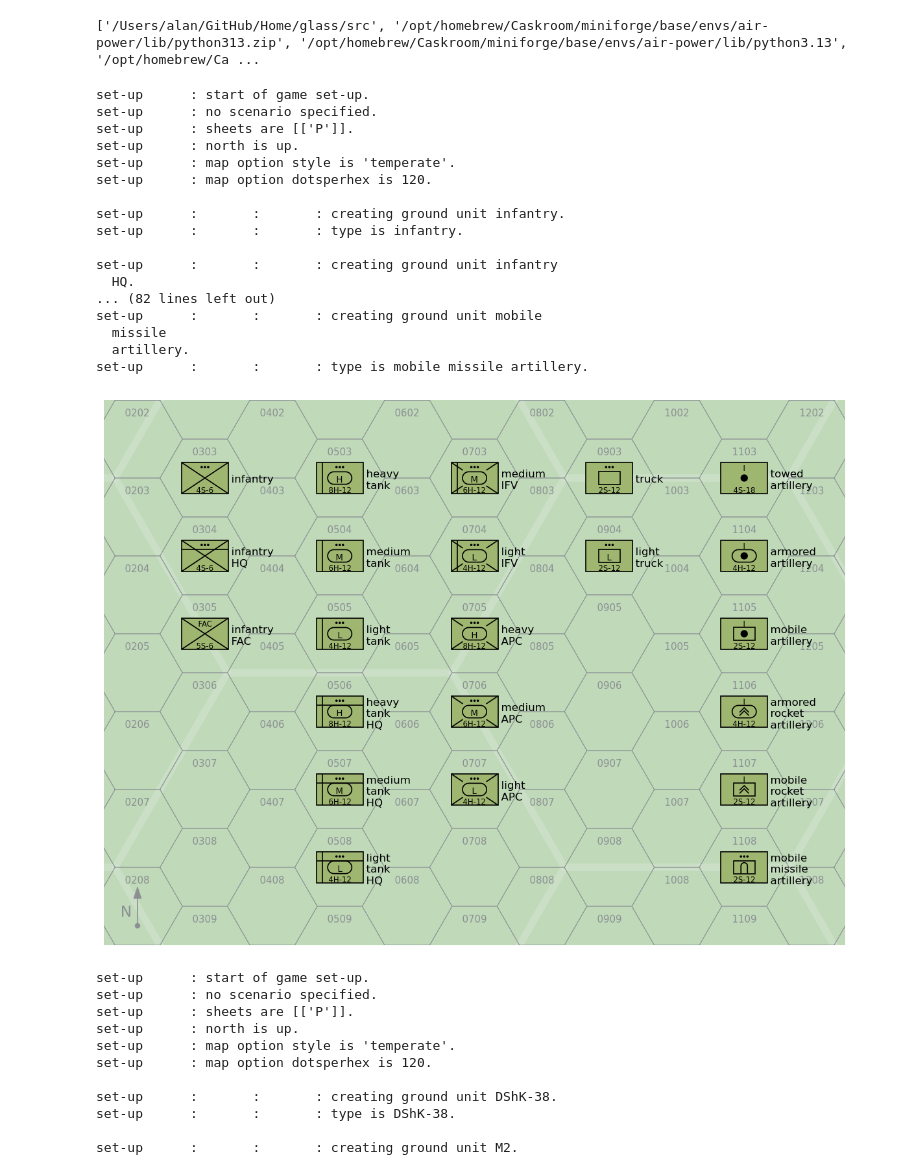
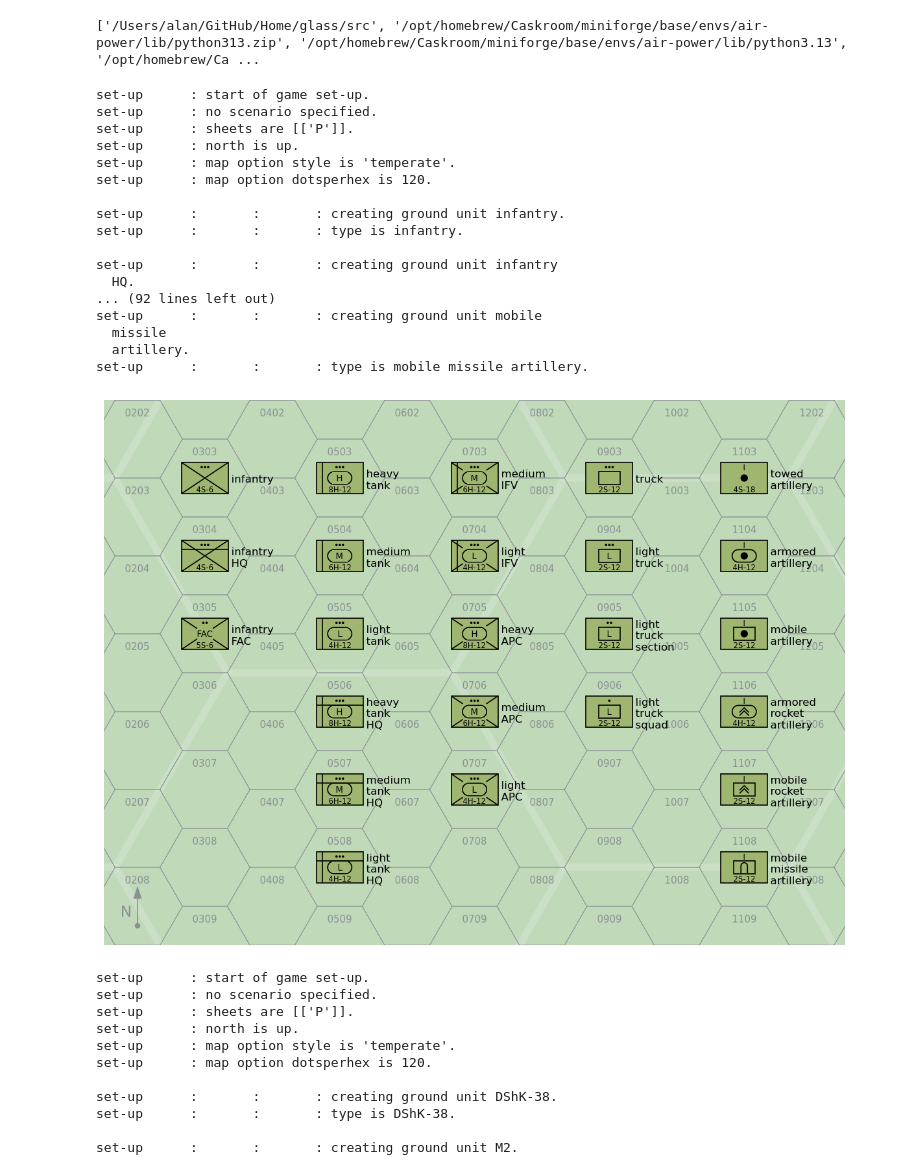
Before and after one commit to alanwatsonforster/glass, a Jupyter notebook: groundunitdatatables/figures.ipynb, the cells around one changed output. Cells and saved outputs as stored; diff of their text form; code cells hidden in the pictures.

Commit message:
Light truck teams Fixes #378

```diff
--- a/groundunitdatatables/figures.ipynb
+++ b/groundunitdatatables/figures.ipynb
@@ -43,8 +43,8 @@ for s in [
 
     "truck",
     "light truck",
-    "",
-    "",
+    "light truck section",
+    "light truck squad",
     "",
     "",
 
@@ -61,35 +61,35 @@ for s in [
             azimuth = "ENE"
         else:
             azimuth = None
         hexcode = "P-%02d%02d" % (x + 0, y)
         name = s.replace(" ", "\n  ")
         setupgroundunit(name, hexcode, s, azimuth=azimuth, color="lightgreen", identified=True)
     if y == 8:
         x += 2
         y = 3
     else:
         y += 1
 
 drawmap(zoom=False,xmin=1.5,xmax=12.5,ymin=16.5,ymax=23.5)
 # %% [output]
 set-up      : start of game set-up.
 set-up      : no scenario specified.
 set-up      : sheets are [['P']].
 set-up      : north is up.
 set-up      : map option style is 'temperate'.
 set-up      : map option dotsperhex is 120.
 
 set-up      :       :       : creating ground unit infantry.
 set-up      :       :       : type is infantry.
 
 set-up      :       :       : creating ground unit infantry
   HQ.
-... (82 lines left out)
+... (92 lines left out)
 set-up      :       :       : creating ground unit mobile
   missile
   artillery.
 set-up      :       :       : type is mobile missile artillery.
-[figure, old version]
+[figure, new version]
 # %%
 !mv map-00.png figure-ground-combat-units.png
 # %%
```
Also changed, not shown: 11 other files.
